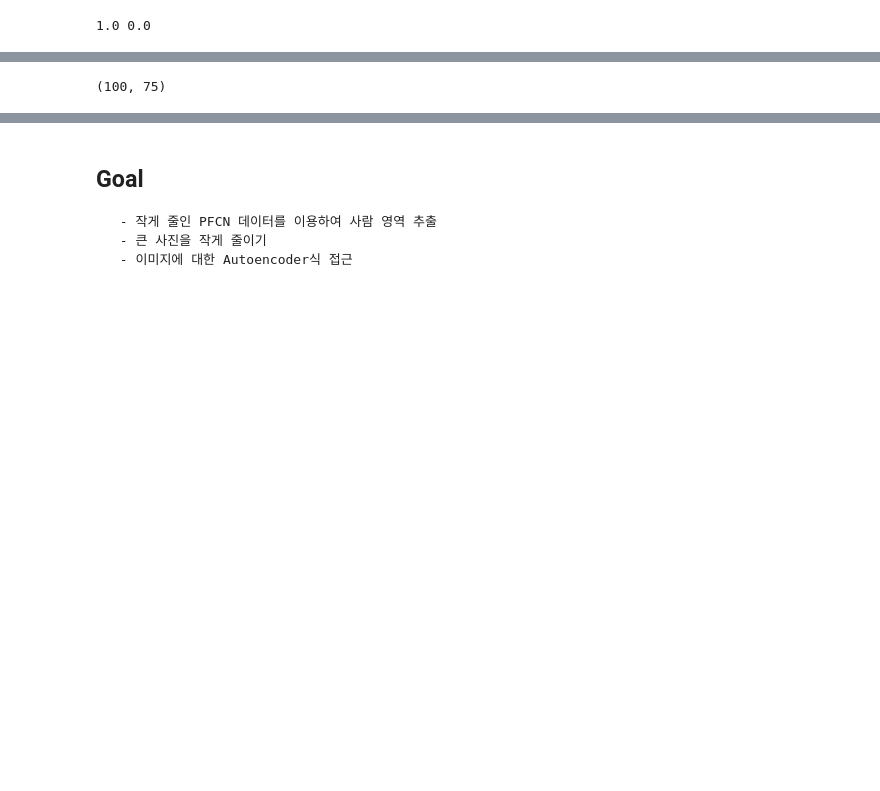
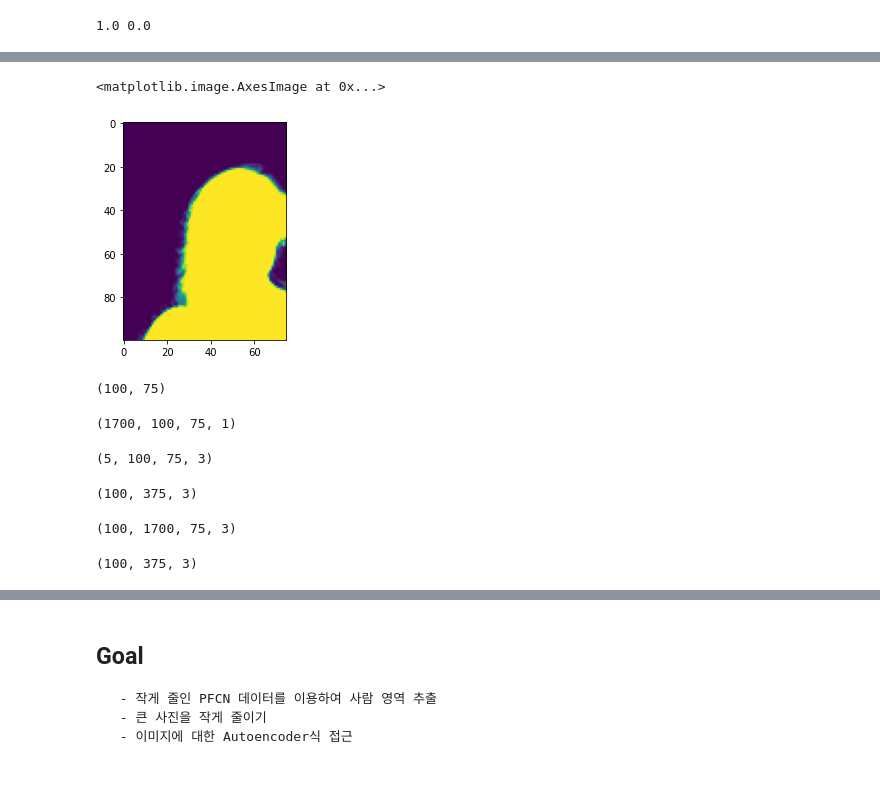
Before and after one commit to Vaycold/Python_DL, a Jupyter notebook: Image_Transformation/AutoEncoder를 활용한 이미지 분할.ipynb, the cells around one changed output, grey strips where cells are left out. Cells and saved outputs as stored; diff of their text form; code cells hidden in the pictures; blank space fills up the shorter version.

```diff
--- a/Image_Transformation/AutoEncoder를 활용한 이미지 분할.ipynb
+++ b/Image_Transformation/AutoEncoder를 활용한 이미지 분할.ipynb
@@ -132,3 +137,8 @@ print(train_images.max(), train_images.min())
+# %%
+plt.imshow(train_mattes[0])
+# %% [output]
+<matplotlib.image.AxesImage at 0x...>
+[figure, added]
 # %%
 train_mattes[0].shape
 # %% [output]
@@ -137,0 +151,23 @@ train_mattes[0].shape
+# %%
+train_mattes.shape
+# %% [output]
+(1700, 100, 75, 1)
+# %%
+# 5 Train image visualizing
+train_images[:5].shape
+# %% [output]
+(5, 100, 75, 3)
+# %%
+np.hstack(
+    train_images[:5]
+).shape
+# %% [output]
+(100, 375, 3)
+# %%
+train_images.transpose([1,0,2,3]).shape
+# %% [output]
+(100, 1700, 75, 3)
+# %%
+train_images[:5].transpose([1,0,2,3]).reshape((100,-1,3)).shape
+# %% [output]
+(100, 375, 3)
```
Also changed, not shown: parts of 14 cells of this notebook.
